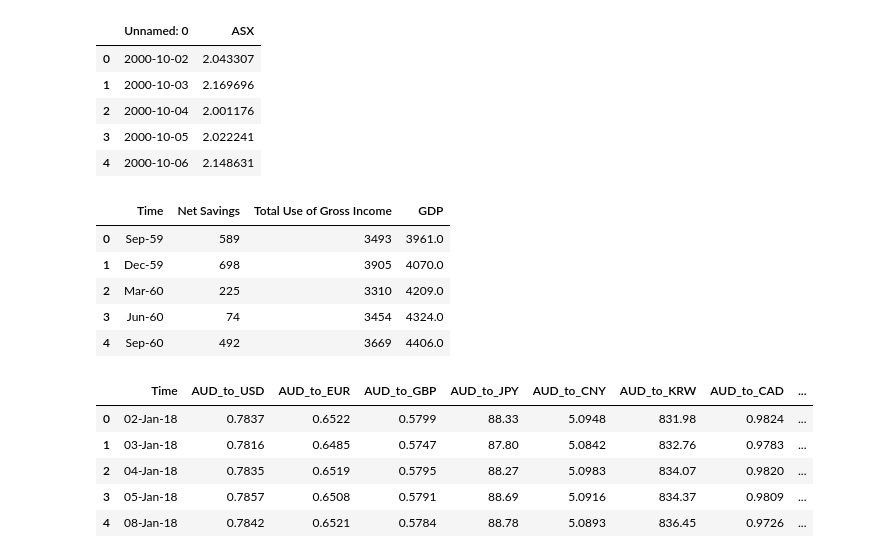
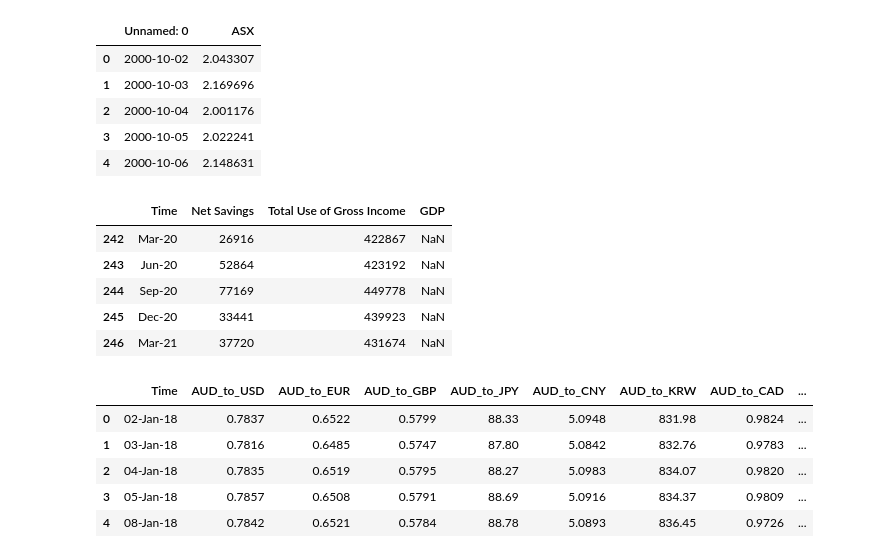
Before and after one commit to TribThapa/AustralianEconomyAnalysis, a Jupyter notebook: Code/Economy.ipynb, the cells around one changed output. Cells and saved outputs as stored; diff of their text form; code cells hidden in the pictures.

```diff
--- a/Code/Economy.ipynb
+++ b/Code/Economy.ipynb
@@ -19,14 +19,14 @@ asx_df.head()
 | 3 | 2000-10-05 | 2.022241 |
 | 4 | 2000-10-06 | 2.148631 |
 # %%
-economy_df.head()
+economy_df.tail()
 # %% [output]
 |  | Time | Net Savings | Total Use of Gross Income | GDP |
-| 0 | Sep-59 | 589 | 3493 | 3961.0 |
-| 1 | Dec-59 | 698 | 3905 | 4070.0 |
-| 2 | Mar-60 | 225 | 3310 | 4209.0 |
-| 3 | Jun-60 | 74 | 3454 | 4324.0 |
-| 4 | Sep-60 | 492 | 3669 | 4406.0 |
+| 242 | Mar-20 | 26916 | 422867 | NaN |
+| 243 | Jun-20 | 52864 | 423192 | NaN |
+| 244 | Sep-20 | 77169 | 449778 | NaN |
+| 245 | Dec-20 | 33441 | 439923 | NaN |
+| 246 | Mar-21 | 37720 | 431674 | NaN |
 # %%
 aud_exchange_df.head()
 # %% [output]
```
Also changed, not shown: parts of 2 cells of this notebook, 2 other files.
